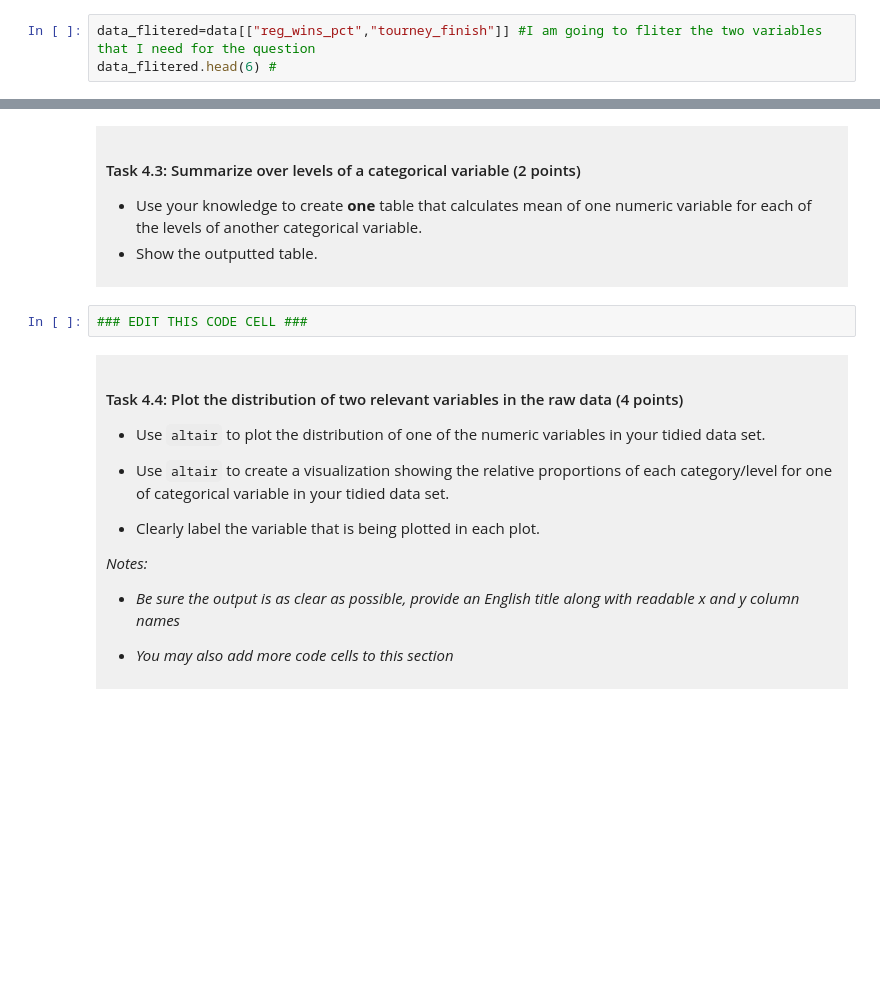
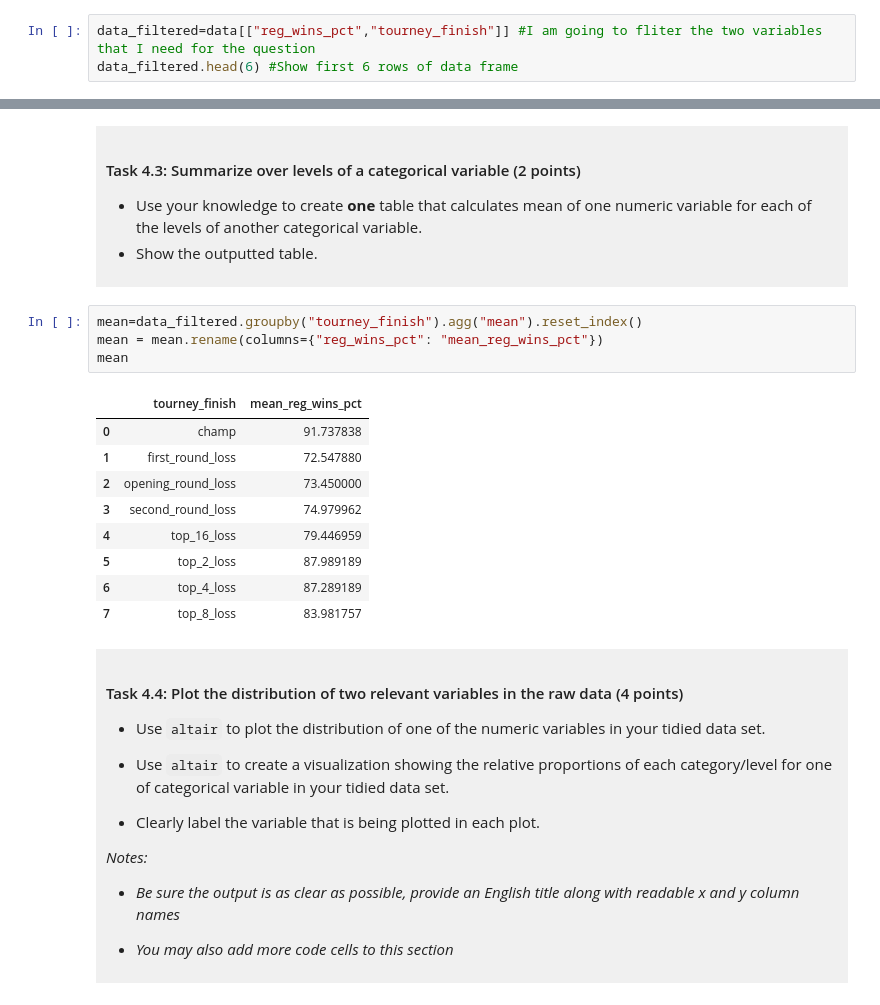
Before and after one commit to Yingxixu0426/dsci-100-project-Yingxi_Xu, a Jupyter notebook: dsci-100-project-notebook.ipynb, the cells around one changed output, grey strips where cells are left out. Cells and saved outputs as stored; diff of their text form; blank space fills up the shorter version.

```diff
--- a/dsci-100-project-notebook.ipynb
+++ b/dsci-100-project-notebook.ipynb
@@ -197,8 +197,8 @@ Produce a tidy data set that could be used to answer your research question usin
 
 </div>
 # %%
-data_flitered=data[["reg_wins_pct","tourney_finish"]] #I am going to fliter the two variables that I need for the question
-data_flitered.head(6) #
+data_filtered=data[["reg_wins_pct","tourney_finish"]] #I am going to fliter the two variables that I need for the question
+data_filtered.head(6) #Show first 6 rows of data frame
 # %% [output]
 |  | reg_wins_pct | tourney_finish |
 | 0 | 79.3 | top_16_loss |
@@ -255,7 +271,19 @@ You will refine your research question (if needed) and produce a tidy data set.
 - Show the outputted table.
 </div>
 # %%
-### EDIT THIS CODE CELL ###
+mean=data_filtered.groupby("tourney_finish").agg("mean").reset_index()
+mean = mean.rename(columns={"reg_wins_pct": "mean_reg_wins_pct"})
+mean
+# %% [output]
+|  | tourney_finish | mean_reg_wins_pct |
+| 0 | champ | 91.737838 |
+| 1 | first_round_loss | 72.547880 |
+| 2 | opening_round_loss | 73.450000 |
+| 3 | second_round_loss | 74.979962 |
+| 4 | top_16_loss | 79.446959 |
+| 5 | top_2_loss | 87.989189 |
+| 6 | top_4_loss | 87.289189 |
+| 7 | top_8_loss | 83.981757 |
 # %% [markdown]
 <div style="background-color: #f0f0f0; padding: 10px;">
 
```
Also changed, not shown: parts of 6 cells of this notebook.
